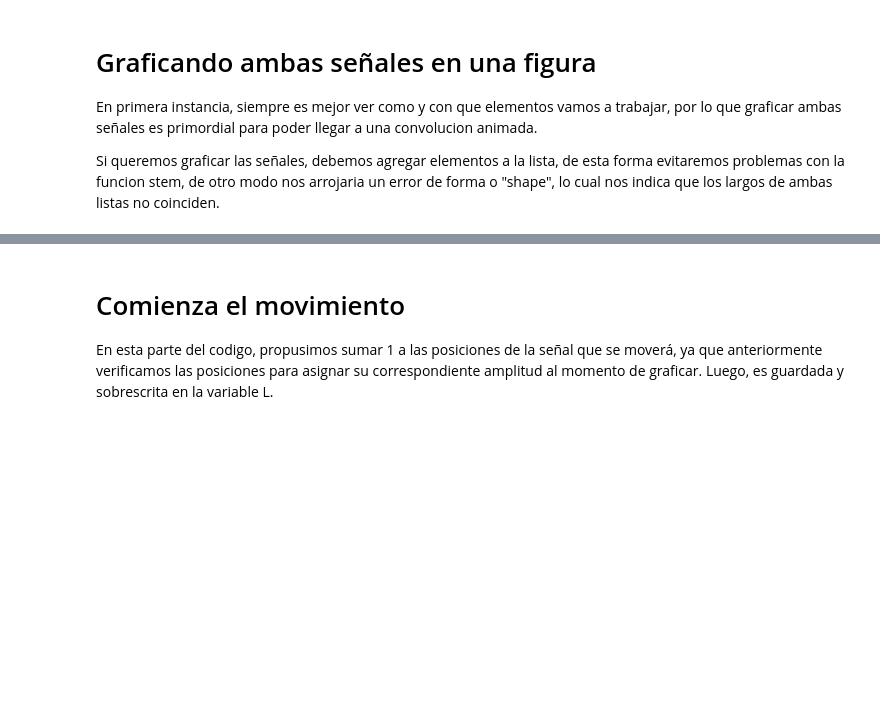
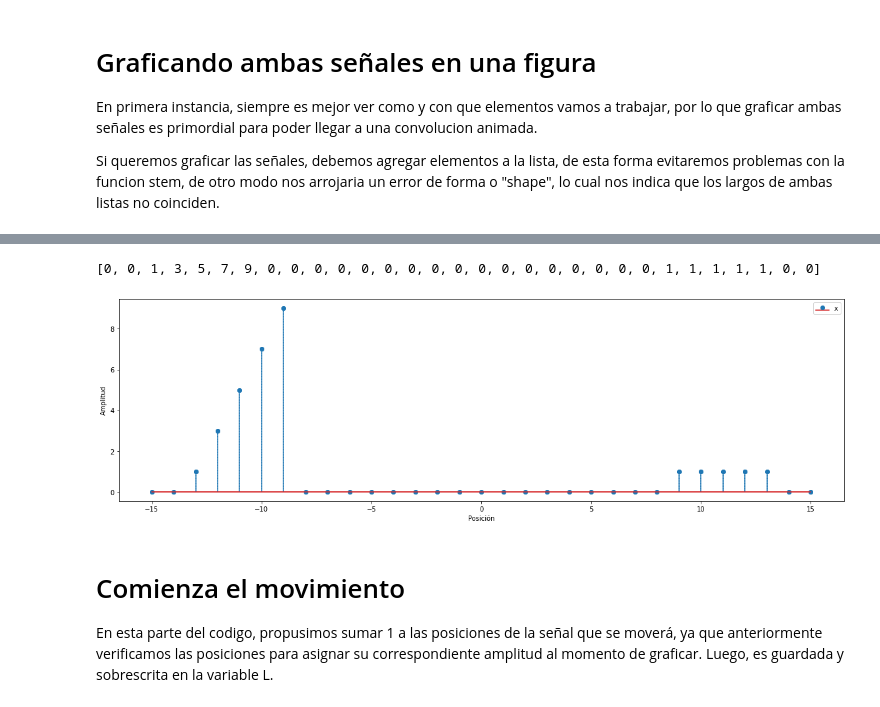
Before and after one commit to Felipe-Veli/Repositorio-1, a Jupyter notebook: Trabajo_Conv.ipynb, the cells around one changed output, grey strips where cells are left out. Saved outputs shown, nothing was run; the diff lists cells and outputs as text; code cells hidden in the pictures; blank space fills up the shorter version.

```diff
--- a/Trabajo_Conv.ipynb
+++ b/Trabajo_Conv.ipynb
@@ -51,14 +54,23 @@ def stem(n,x):
     plt.show()
 
 
-def stem2(n,x,ax):
+def stem2(n,x):
 
-    plt.rcParams["figure.figsize"]=(16,5)
+    #plt.rcParams["figure.figsize"]=(16,5)
+
+    fig,ax = plt.subplots(figsize=(16,5), tight_layout=True)
+    #ax.plot(n,x)
+    ax.stem(n,x)
+    #ax.set_title('De')
+    ax.set_xlabel('Posición')
+    ax.set_ylabel('Amplitud')
+
     markerline, stemlines, baseline = plt.stem(n, x, markerfmt='o', label='x')
-    ax.setp(stemlines, 'color', plt.getp(markerline,'color'))
+    plt.setp(stemlines, 'color', plt.getp(markerline,'color'))
     plt.setp(stemlines, 'linestyle', 'dotted')
     #tamaño de la figura
 
+
     ax.legend()
     plt.show()
 # %% [markdown]
@@ -115,23 +131,26 @@ print(n)
 # %%
 y_1=0
 u_1=0
 r_1=[]
 
 for i in n:
     for l in L:
         #print(i,l)
         if i==l:
             r_1.append(K[y_1])
             y_1=y_1+1
             u_1=1
 
     if u_1==0:
         r_1.append(0)
     elif u_1==1:
         u_1=0
 
 print(r_1)
-stem(n,r_1)
+stem2(n,r_1,)
+# %% [output]
+[0, 0, 1, 3, 5, 7, 9, 0, 0, 0, 0, 0, 0, 0, 0, 0, 0, 0, 0, 0, 0, 0, 0, 0, 1, 1, 1, 1, 1, 0, 0]
+[figure, added]
 # %% [markdown]
 # Comienza el movimiento
 
```
Also changed, not shown: parts of 11 cells of this notebook.
